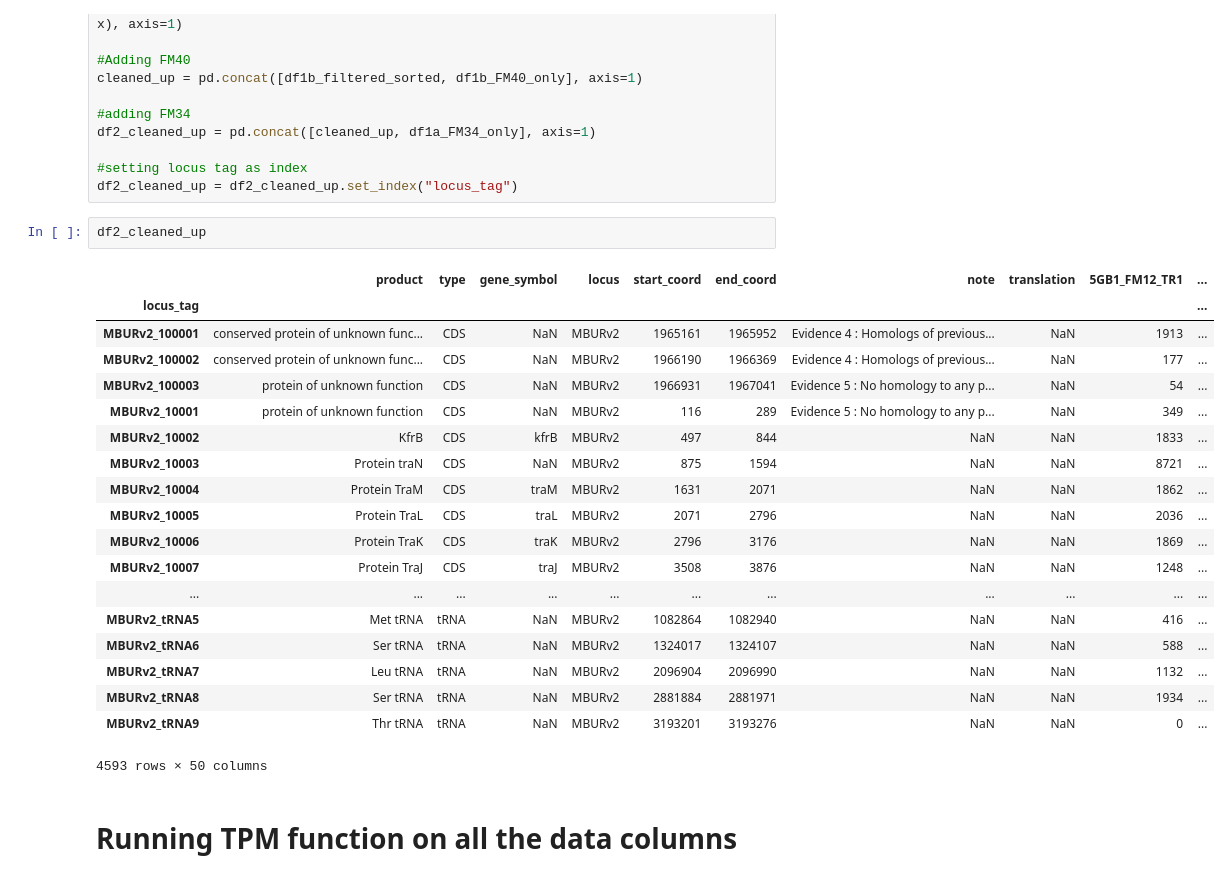
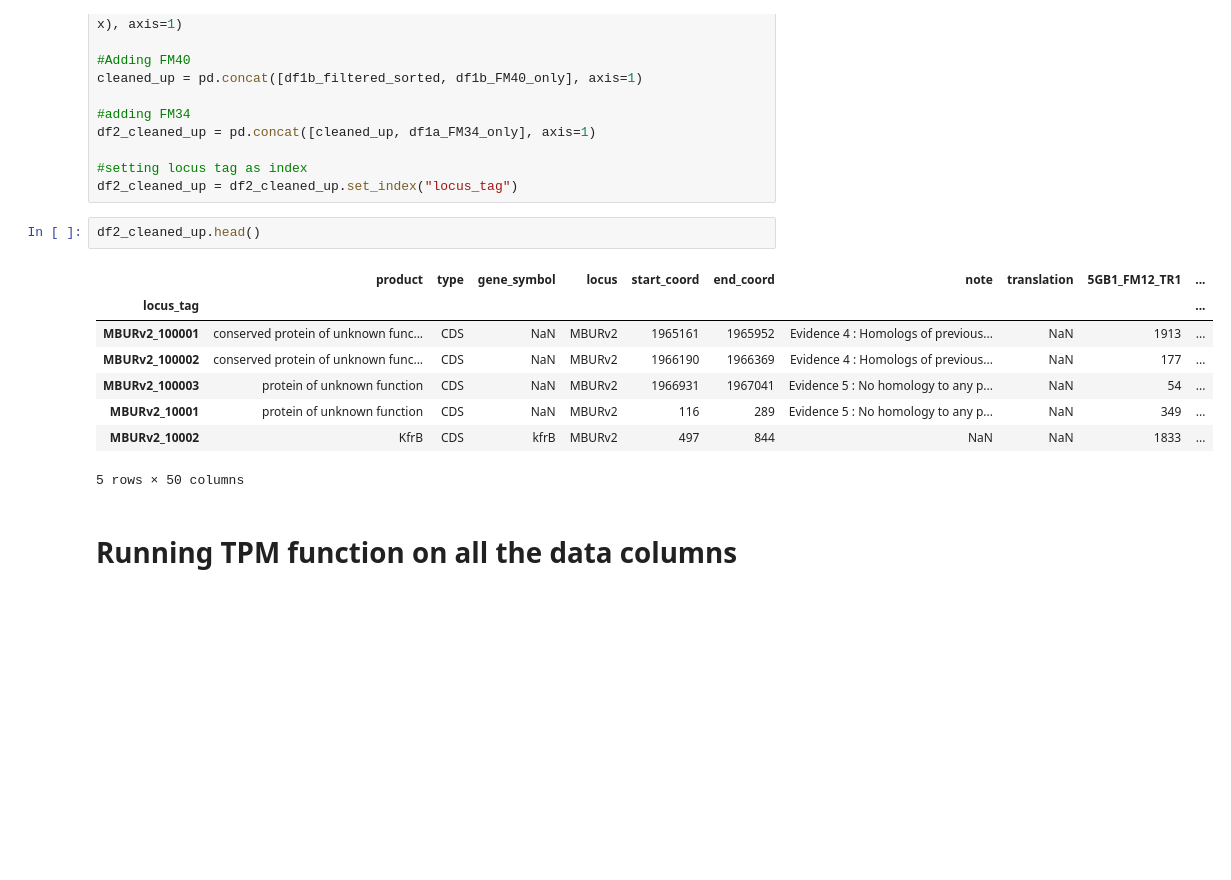
Before and after one commit to JiayuanGuo/Cu_transition_time_course-, a Jupyter notebook: Clustering_all_transcripts_via_K_means.ipynb, the cells around one changed output. Saved outputs shown, nothing was run; the diff lists cells and outputs as text; blank space fills up the shorter version.

```diff
--- a/Clustering_all_transcripts_via_K_means.ipynb
+++ b/Clustering_all_transcripts_via_K_means.ipynb
@@ -96,27 +52,16 @@ df2_cleaned_up = pd.concat([cleaned_up, df1a_FM34_only], axis=1)
 #setting locus tag as index
 df2_cleaned_up = df2_cleaned_up.set_index("locus_tag")
 # %%
-df2_cleaned_up
+df2_cleaned_up.head()
 # %% [output]
 |  | product | type | gene_symbol | locus | start_coord | end_coord | note | translation | 5GB1_FM12_TR1 | ... |
 | locus_tag |  |  |  |  |  |  |  |  |  | ... |
 | MBURv2_100001 | conserved protein of unknown func... | CDS | NaN | MBURv2 | 1965161 | 1965952 | Evidence 4 : Homologs of previous... | NaN | 1913 | ... |
 | MBURv2_100002 | conserved protein of unknown func... | CDS | NaN | MBURv2 | 1966190 | 1966369 | Evidence 4 : Homologs of previous... | NaN | 177 | ... |
 | MBURv2_100003 | protein of unknown function | CDS | NaN | MBURv2 | 1966931 | 1967041 | Evidence 5 : No homology to any p... | NaN | 54 | ... |
 | MBURv2_10001 | protein of unknown function | CDS | NaN | MBURv2 | 116 | 289 | Evidence 5 : No homology to any p... | NaN | 349 | ... |
 | MBURv2_10002 | KfrB | CDS | kfrB | MBURv2 | 497 | 844 | NaN | NaN | 1833 | ... |
-| MBURv2_10003 | Protein traN | CDS | NaN | MBURv2 | 875 | 1594 | NaN | NaN | 8721 | ... |
-| MBURv2_10004 | Protein TraM | CDS | traM | MBURv2 | 1631 | 2071 | NaN | NaN | 1862 | ... |
-| MBURv2_10005 | Protein TraL | CDS | traL | MBURv2 | 2071 | 2796 | NaN | NaN | 2036 | ... |
-| MBURv2_10006 | Protein TraK | CDS | traK | MBURv2 | 2796 | 3176 | NaN | NaN | 1869 | ... |
-| MBURv2_10007 | Protein TraJ | CDS | traJ | MBURv2 | 3508 | 3876 | NaN | NaN | 1248 | ... |
-| ... | ... | ... | ... | ... | ... | ... | ... | ... | ... | ... |
-| MBURv2_tRNA5 | Met tRNA | tRNA | NaN | MBURv2 | 1082864 | 1082940 | NaN | NaN | 416 | ... |
-| MBURv2_tRNA6 | Ser tRNA | tRNA | NaN | MBURv2 | 1324017 | 1324107 | NaN | NaN | 588 | ... |
-| MBURv2_tRNA7 | Leu tRNA | tRNA | NaN | MBURv2 | 2096904 | 2096990 | NaN | NaN | 1132 | ... |
-| MBURv2_tRNA8 | Ser tRNA | tRNA | NaN | MBURv2 | 2881884 | 2881971 | NaN | NaN | 1934 | ... |
-| MBURv2_tRNA9 | Thr tRNA | tRNA | NaN | MBURv2 | 3193201 | 3193276 | NaN | NaN | 0 | ... |
-4593 rows × 50 columns
+5 rows × 50 columns
 # %% [markdown]
 # Running TPM function on all the data columns
 # %%
```
Also changed, not shown: parts of 66 cells of this notebook.
